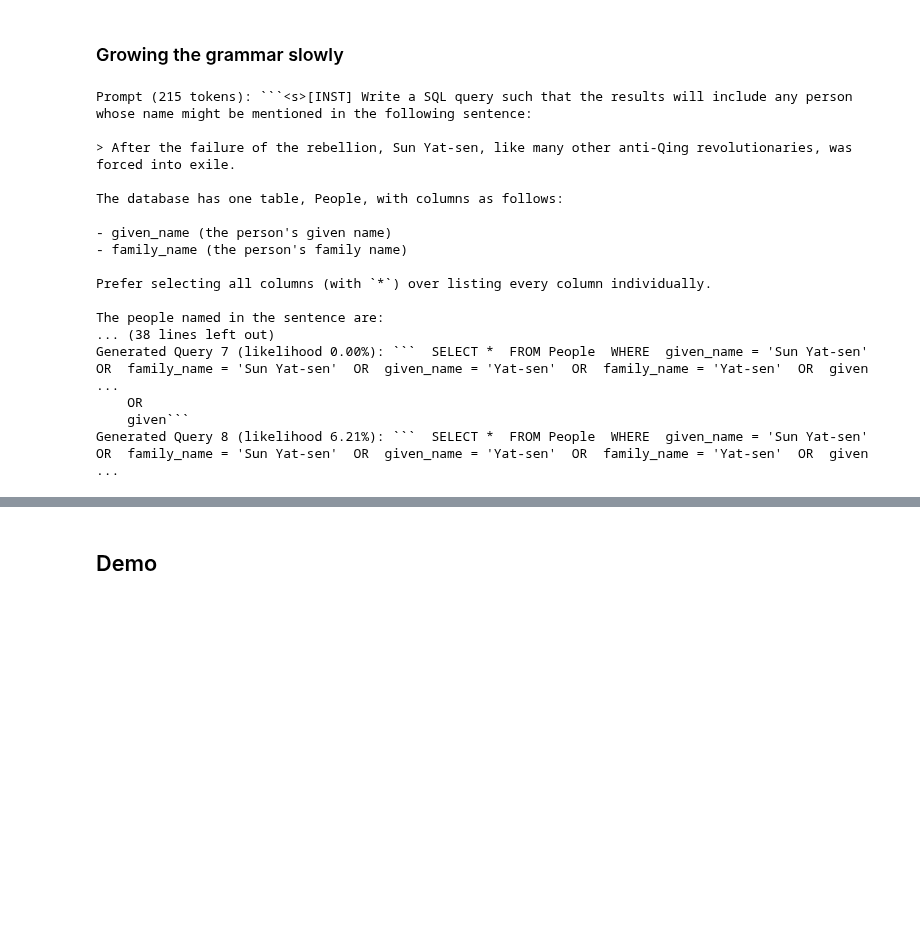
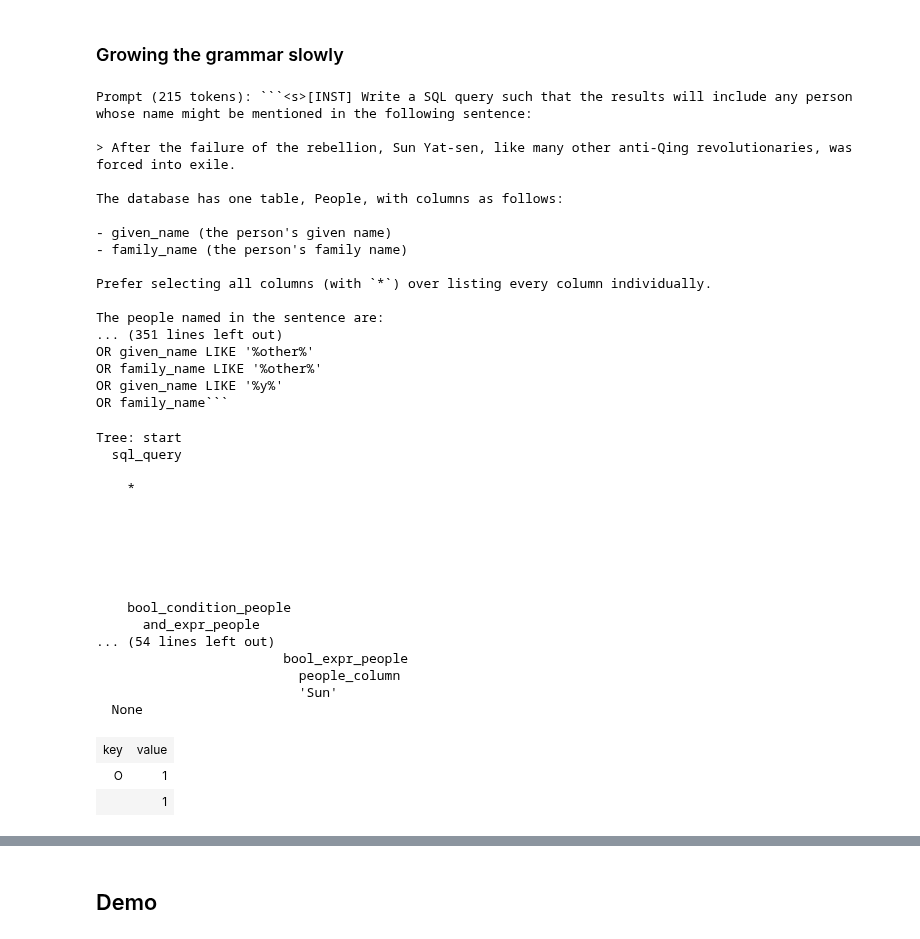
Before and after one commit to chi-collective/genparse, a Jupyter notebook: notes/sentence_to_sql/demo.ipynb, the cells around one changed output, grey strips where cells are left out. Saved outputs shown, nothing was run; the diff lists cells and outputs as text; code cells hidden in the pictures; blank space fills up the shorter version.

````diff
--- a/notes/sentence_to_sql/demo.ipynb
+++ b/notes/sentence_to_sql/demo.ipynb
@@ -353,15 +362,21 @@ Note that this query will retrieve any person whose name might be mentioned in t
 ### Growing the grammar slowly
 # %%
 smallgrammar = r'''
-start: SPACE* "SELECT" SPACE+ STAR WS_SEP "FROM" SPACE+ "People" WS_SEP "WHERE" WS_SEP bool_condition_people (";" [EOS] | EOS)
+// start: FREE_TEXT CODEFENCE sql_query CODEFENCE FREE_TEXT [EOS]
+//start: (sql_query | rambling) [EOS | NL | "▪"]
+//rambling: FREE_TEXT CODEFENCE sql_query CODEFENCE FREE_TEXT
+//FREE_TEXT: /([^`]|`[^`]+`|``[^`]+``)*[^`]/
+start: sql_query [EOS]
+sql_query: "SELECT" SPACE+ STAR WS_SEP "FROM" SPACE+ "People" WS_SEP "WHERE" WS_SEP bool_condition_people [";"]
 EOS: "</s>"
+CODEFENCE: "```"
 
 from_expr_people: "People"
 
 //bool_condition_people: bool_expr_people | bool_condition_people WS_SEP "OR" WS_SEP bool_condition_people | bool_condition_people WS_SEP "AND" WS_SEP bool_condition_people | "(" (NL? SPACE*) bool_condition_people (NL? SPACE*) ")"
 bool_condition_people: and_expr_people
 and_expr_people: or_expr_people | "(" NL? SPACE* or_expr_people NL? SPACE* ")" WS_SEP ( "AND" WS_SEP "(" NL? SPACE* or_expr_people NL? SPACE* ")" )+
-or_expr_people: bool_expr_people | bool_expr_people WS_SEP "OR" WS_SEP or_expr_people
+or_expr_people: bool_expr_people | "(" NL? SPACE* or_expr_people NL? SPACE* ")" | bool_expr_people WS_SEP "OR" WS_SEP or_expr_people
 bool_expr_people: people_column SPACE* "=" SPACE* STRING | people_column SPACE+ "LIKE" SPACE+ STRING
 
 people_column: _given_name | _family_name
@@ -417,9 +432,44 @@ The database has one table, People, with columns as follows:
 Prefer selecting all columns (with `*`) over listing every column individually.
 
 The people named in the sentence are:
-... (38 lines left out)
-Generated Query 7 (likelihood 0.00%): ```  SELECT *  FROM People  WHERE  given_name = 'Sun Yat-sen'  OR  family_name = 'Sun Yat-sen'  OR  given_name = 'Yat-sen'  OR  family_name = 'Yat-sen'  OR  given ...
-    OR
-    given```
-Generated Query 8 (likelihood 6.21%): ```  SELECT *  FROM People  WHERE  given_name = 'Sun Yat-sen'  OR  family_name = 'Sun Yat-sen'  OR  given_name = 'Yat-sen'  OR  family_name = 'Yat-sen'  OR  given ...
+... (351 lines left out)
+OR given_name LIKE '%other%'
+OR family_name LIKE '%other%'
+OR given_name LIKE '%y%'
+OR family_name```
+# %%
+init = """SELECT *
+FROM People
+WHERE given_name = 'Sun Yat-sen' OR family_name = 'Sun Yat-sen'
+OR family_name='Yat-sen' OR given_name='Yat-sen'
+OR family_name = 'Yat-Sen' OR given_name = 'Yat-Sen'
+OR given_name='Sun' OR family_name='Sun'"""
+print(f'Tree: {lark.Lark(smallgrammar).parse(init).pretty()}')
+# check p_next()
+from genparse import BoolCFGLM
+from genparse.util import LarkStuff
+
+guide = BoolCFGLM(LarkStuff(smallgrammar).char_cfg())
+guide.p_next(init + "\n")
+# %% [output]
+Tree: start
+  sql_query
+
+    *
+
+
+
+
+
+
+    bool_condition_people
+      and_expr_people
+... (54 lines left out)
+                        bool_expr_people
+                          people_column
+                          'Sun'
+  None
+| key | value |
+| O | 1 |
+|  | 1 |
 # %%
````
Also changed, not shown: parts of 13 cells of this notebook.
